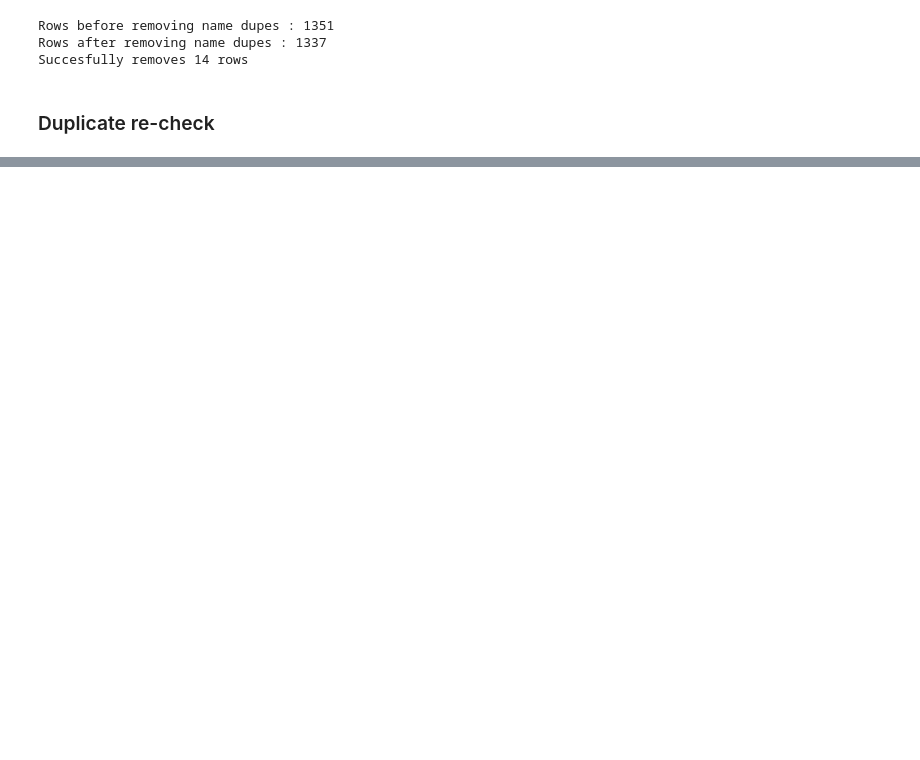
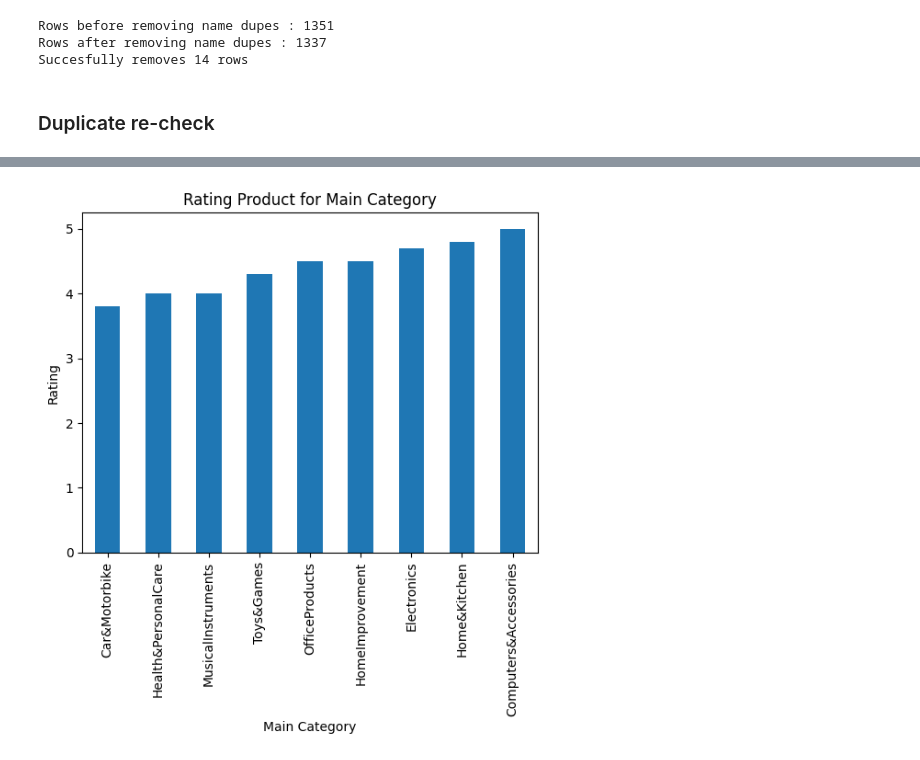
Before and after one commit to Z3DKARI/Amazon-Sales, a Jupyter notebook: amazon_sales.ipynb, the cells around one changed output, grey strips where cells are left out. Cells and saved outputs as stored; diff of their text form; code cells hidden in the pictures; blank space fills up the shorter version.

```diff
--- a/amazon_sales.ipynb
+++ b/amazon_sales.ipynb
@@ -464,0 +516,4 @@ Duplicates in product_link           : 0
+# %%
+# Extract the category in the end and begining for main category and sub category
+sales['sub_category'] = sales['category'].str.split('|').str[-1]
+sales['main_category'] = sales['category'].str.split('|').str[0]
@@ -464,0 +550,4 @@ Duplicates in product_link           : 0
+# %%
+# Dropping all the columns that we don't need
+sales.drop(columns=['img_link', 'product_link', 'user_id', 'user_name', 'review_id'], inplace=True)
+sales.info()
@@ -464,0 +592,11 @@ Duplicates in product_link           : 0
+# %%
+max_main_cat = sales.groupby('main_category')['rating'].max().sort_values()
+
+max_main_cat.plot(kind='bar')
+plt.ylabel('Rating')
+plt.xlabel('Main Category')
+plt.title('Rating Product for Main Category')
+plt.xticks(rotation=90)
+plt.show()
+# %% [output]
+[figure, added]
```
Also changed, not shown: parts of 26 cells of this notebook, 1 other file.
